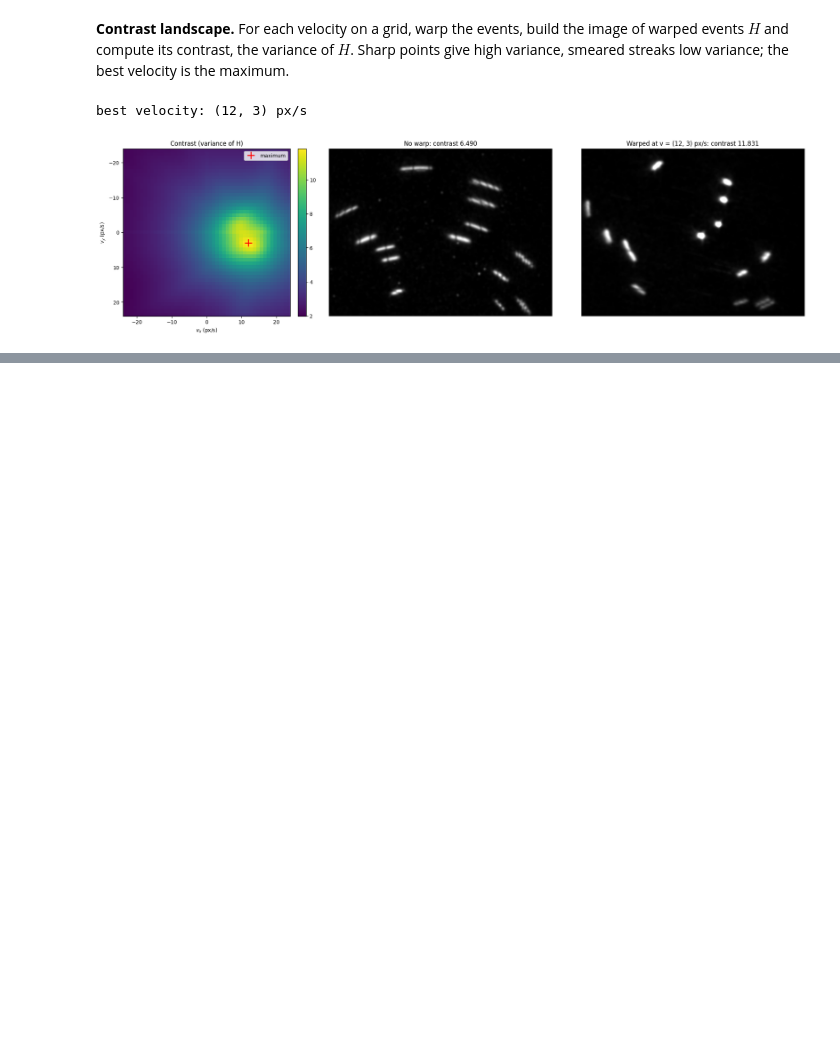
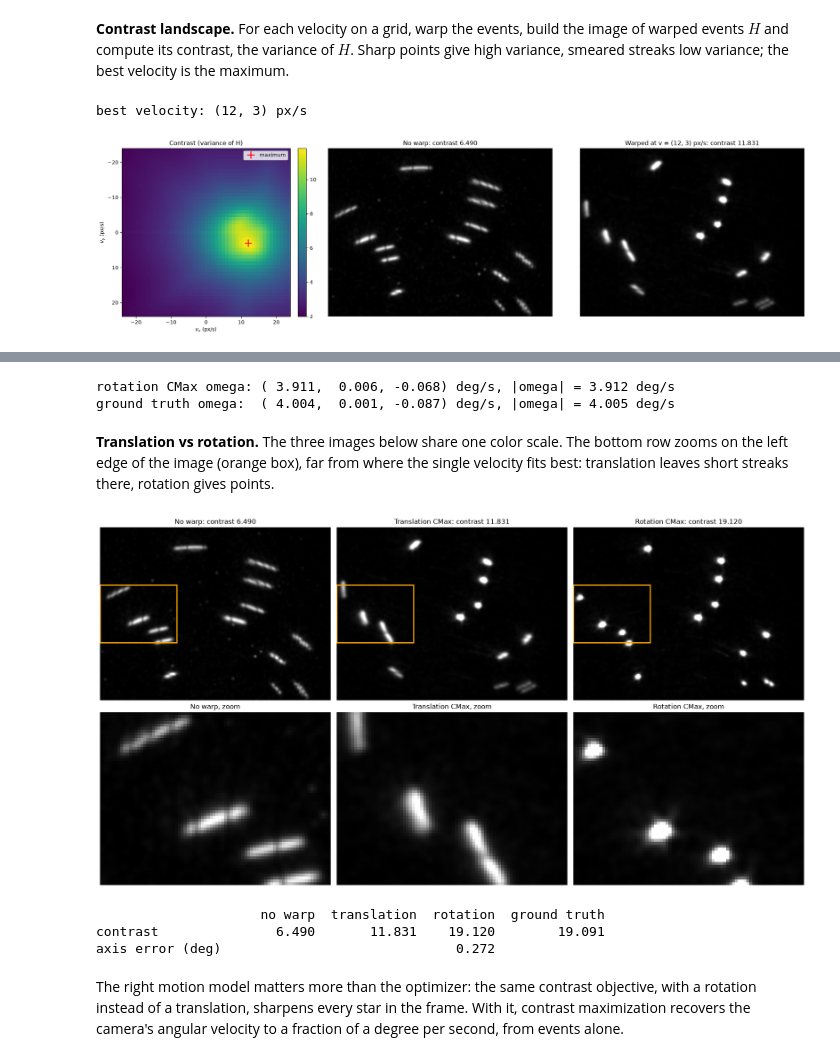
Before and after one commit to allusson/event-perception, a Jupyter notebook: demo/event_camera_demo.ipynb, the cells around one changed output, grey strips where cells are left out. Cells and saved outputs as stored; diff of their text form; code cells hidden in the pictures; blank space fills up the shorter version.

```diff
--- a/demo/event_camera_demo.ipynb
+++ b/demo/event_camera_demo.ipynb
@@ -310,8 +293,8 @@ Fill in `x_warped` and `y_warped` (`v[0]` is $v_x$, `v[1]` is $v_y$).
 # %%
 def warp(x, y, t, v, t_ref):
     # TODO 3: move each event back to t_ref along velocity v (px/s)
-    x_warped = x - v[0] * (t - t_ref)
-    y_warped = y - v[1] * (t - t_ref)
+    x_warped = ...
+    y_warped = ...
 
     if x_warped is ... or y_warped is ...:
         if not getattr(warp, "noted", False):
@@ -364,3 +360,46 @@ The streaks collapse into points. No frames and no feature matching were used: t
+# %%
+from evcam.cmax import cmax_rotation, rotation_warp
+
+if HAVE_STARS:
+    M, omega_gt = star_gt["camera_matrix"], star_gt["omega"]          # omega in rad/s
+    omega_rot, _ = cmax_rotation(x, y, t, M, t_ref, canvas, origin)   # same events, canvas and origin as above
+    for name, w in (("rotation CMax", omega_rot), ("ground truth", omega_gt)):
+        print(f"{name + ' omega:':<21}({', '.join(f'{v:6.3f}' for v in np.degrees(w))}) deg/s, "
+              f"|omega| = {np.degrees(np.linalg.norm(w)):.3f} deg/s")
+# %% [output]
+rotation CMax omega: ( 3.911,  0.006, -0.068) deg/s, |omega| = 3.912 deg/s
+ground truth omega:  ( 4.004,  0.001, -0.087) deg/s, |omega| = 4.005 deg/s
+# %% [markdown]
+**Translation vs rotation.** The three images below share one color scale. The bottom row zooms on the left edge of the image (orange box), far from where the single velocity fits best: translation leaves short streaks there, rotation gives points.
+# %%
+if HAVE_STARS:
+    img_rot = iwe_from_coords(*rotation_warp(x, y, t, omega_rot, M, t_ref), canvas, origin)
+    img_rot_gt = iwe_from_coords(*rotation_warp(x, y, t, omega_gt, M, t_ref), canvas, origin)
+
+    ZX, ZY, ZW, ZH = 0, 60, 80, 60                                    # zoom box on the left edge: x, y, width, height (px)
+    panels = [("No warp", img0), ("Translation CMax", img1), ("Rotation CMax", img_rot)]
+    fig, ax = plt.subplots(2, 3, figsize=(18, 9.6))
+    for j, (name, img) in enumerate(panels):
+        crop = img[PAD:-PAD, PAD:-PAD]
+        ax[0, j].imshow(crop, cmap="gray", vmin=0, vmax=vmax)
+        ax[0, j].add_patch(plt.Rectangle((ZX - 0.5, ZY - 0.5), ZW, ZH, fill=False, ec="orange", lw=2))
+        ax[0, j].set_title(f"{name}: contrast {contrast(img):.3f}")
+        ax[1, j].imshow(crop[ZY:ZY + ZH, ZX:ZX + ZW], cmap="gray", vmin=0, vmax=vmax)
+        ax[1, j].set_title(f"{name}, zoom")
+    for a in ax.ravel(): a.axis("off")
+    plt.tight_layout(); plt.show()
+
+    cos = omega_rot @ omega_gt / (np.linalg.norm(omega_rot) * np.linalg.norm(omega_gt))
+    print(f"{'':<18}{'no warp':>10}{'translation':>13}{'rotation':>10}{'ground truth':>14}")
+    print(f"{'contrast':<18}{contrast(img0):>10.3f}{contrast(img1):>13.3f}{contrast(img_rot):>10.3f}{contrast(img_rot_gt):>14.3f}")
+    print(f"{'axis error (deg)':<18}{'':>10}{'':>13}{np.degrees(np.arccos(np.clip(cos, -1, 1))):>10.3f}")
+# %% [output]
+[figure, added]
+                     no warp  translation  rotation  ground truth
+contrast               6.490       11.831    19.120        19.091
+axis error (deg)                              0.272
+# %% [markdown]
+The right motion model matters more than the optimizer: the same contrast objective, with a rotation instead of a translation, sharpens every star in the frame. With it, contrast maximization recovers the camera's angular velocity to a fraction of a degree per second, from events alone.
 # %% [markdown]
 ## Part 5. Wrap-up
 
```
Also changed, not shown: parts of 10 cells of this notebook.
